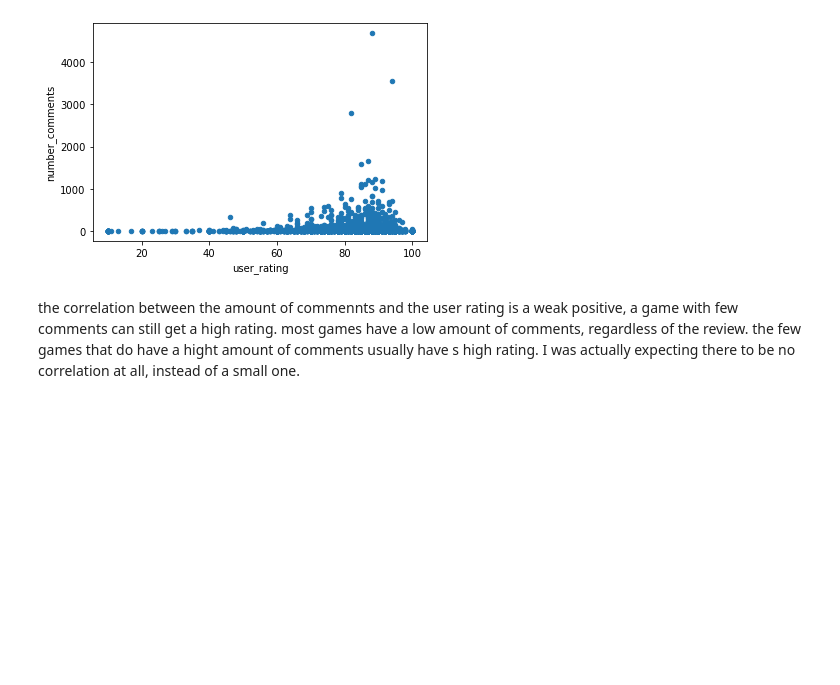
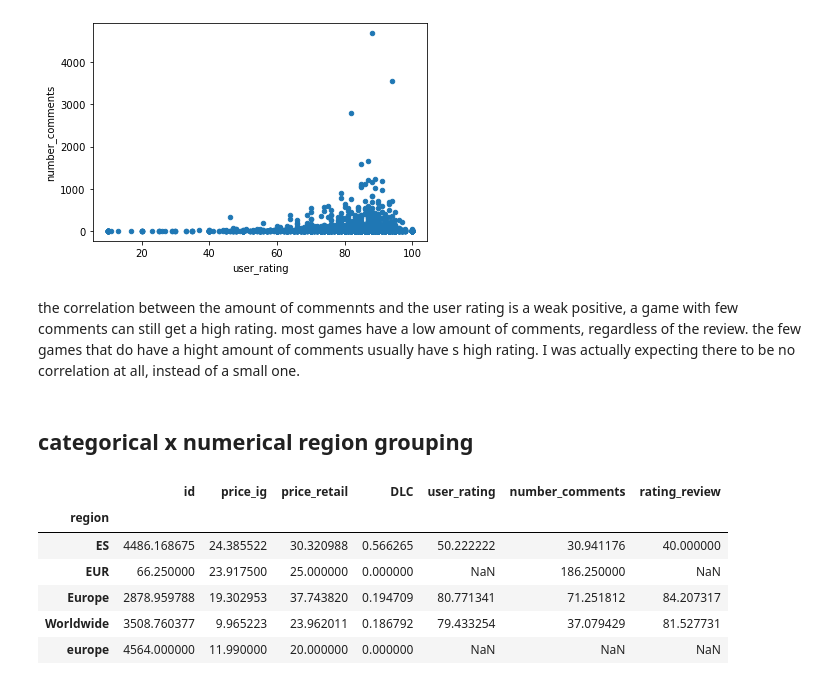
Before and after one commit to Draakedan/Intro_Data_Science_AH, a Jupyter notebook: week 2/week 2 assingment 10 + 12 - own dataset bivariate analysis.ipynb, the cells around one changed output. Drawn from its saved outputs; the diff is of its cells as text; code cells hidden in the pictures; blank space fills up the shorter version.

```diff
--- a/week 2/week 2 assingment 10 - own dataset bivariate analysis.ipynb
+++ b/week 2/week 2 assingment 10 + 12 - own dataset bivariate analysis.ipynb
@@ -49,3 +47,15 @@ gameData.plot.scatter(x='user_rating', y = 'number_comments')
 # %% [markdown]
 the correlation between the amount of commennts and the user rating is a weak positive, a game with few comments can still get a high rating. most games have a low amount of comments, regardless of the review. the few games that do have a hight amount of comments usually have s high rating.
 I was actually expecting there to be no correlation at all, instead of a small one.
+# %% [markdown]
+## categorical x numerical region grouping
+# %%
+gameData.groupby('region').mean()
+# %% [output]
+|  | id | price_ig | price_retail | DLC | user_rating | number_comments | rating_review |
+| region |  |  |  |  |  |  |  |
+| ES | 4486.168675 | 24.385522 | 30.320988 | 0.566265 | 50.222222 | 30.941176 | 40.000000 |
+| EUR | 66.250000 | 23.917500 | 25.000000 | 0.000000 | NaN | 186.250000 | NaN |
+| Europe | 2878.959788 | 19.302953 | 37.743820 | 0.194709 | 80.771341 | 71.251812 | 84.207317 |
+| Worldwide | 3508.760377 | 9.965223 | 23.962011 | 0.186792 | 79.433254 | 37.079429 | 81.527731 |
+| europe | 4564.000000 | 11.990000 | 20.000000 | 0.000000 | NaN | NaN | NaN |
```
Also changed, not shown: parts of 6 cells of this notebook.
